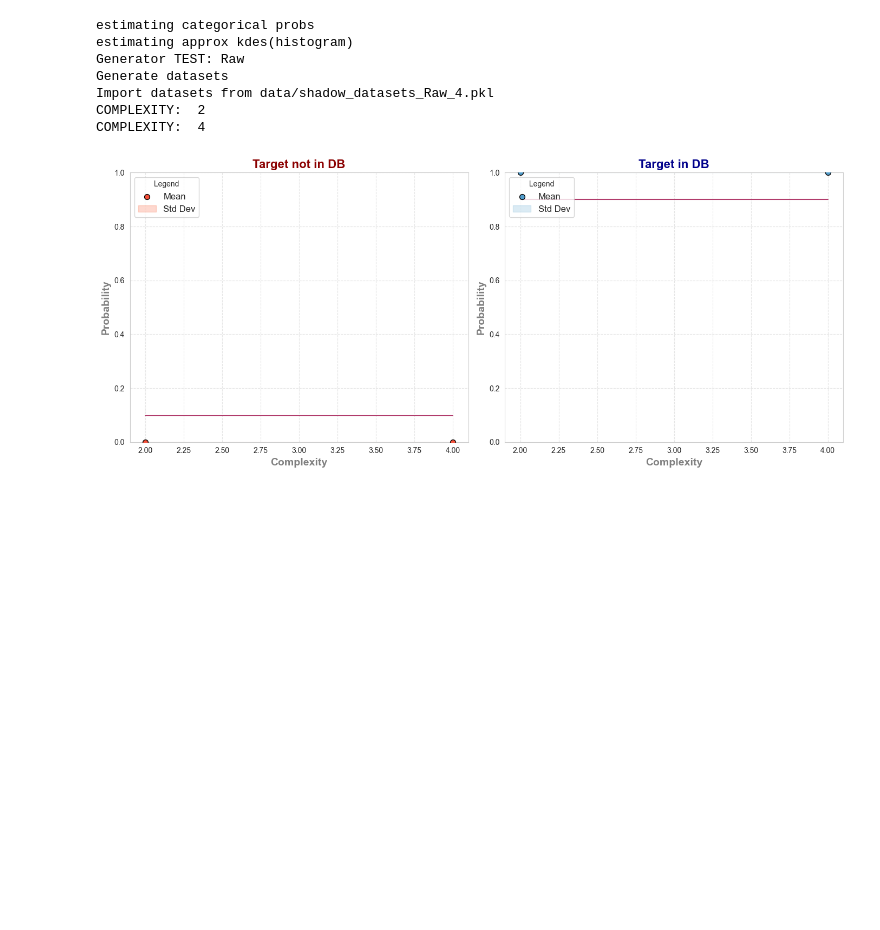
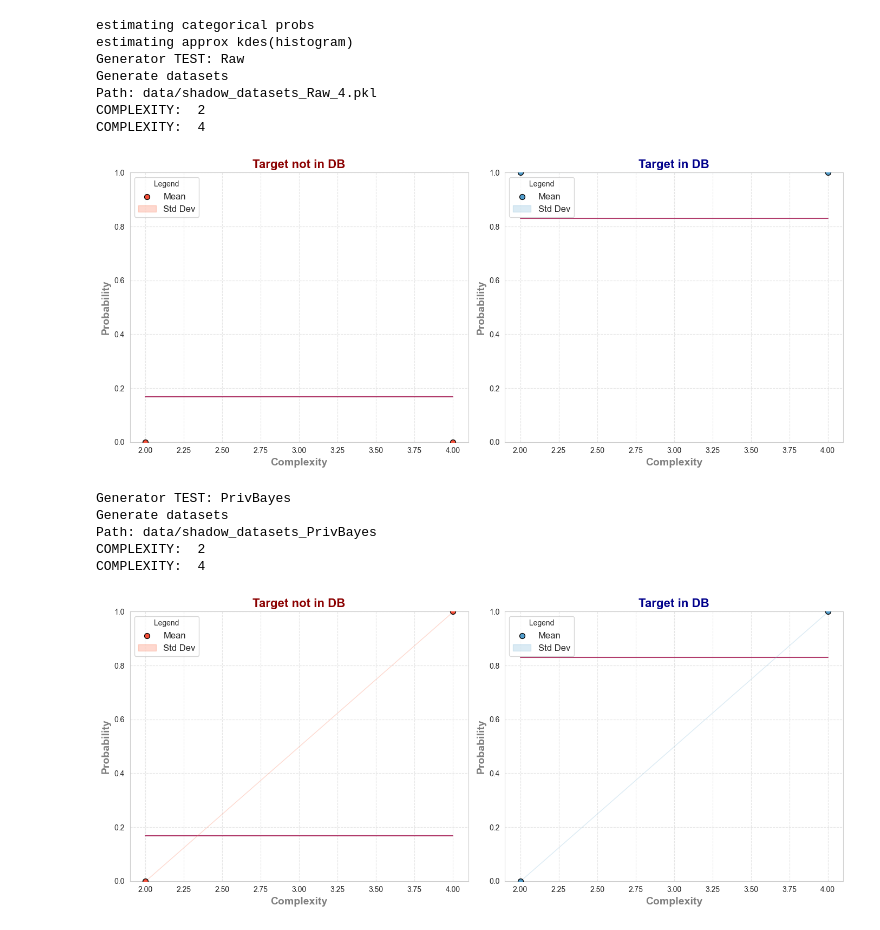
Before and after one commit to ArthGV/Benchmarking-of-Tabular-Synthetic-Data-Generation, a Jupyter notebook: privacy/run_pipeline.ipynb, the cells around one changed output. Cells and saved outputs as stored; diff of their text form; code cells hidden in the pictures; blank space fills up the shorter version.

Commit message:
adjustments for storing generated data

```diff
--- a/privacy/run_pipeline.ipynb
+++ b/privacy/run_pipeline.ipynb
@@ -7,22 +10,30 @@ from utils.benchmark_pipeline import BenchmarkPipeline
 # %%
 data = tapas.datasets.TabularDataset.read("data/dummy")
 target_record = data.get_records([0])
 data.drop_records([0], in_place=True)
 attack = MyAttack(100, features=RandomTargetedQueryFeature(target_record,4,10))
 
-pipeline = BenchmarkPipeline(data, attack, [Raw()], target_record=target_record)
+gen = ReprosynGenerator(DS_PRIVBAYES, label="PrivBayes", epsilon=1.0)
+
+pipeline = BenchmarkPipeline(data, attack, [Raw(),gen], target_record=target_record)
 
 # just add the path to the folder where the generated data will be saved, the name of the file will be generated automatically
-# pipeline.run_generating_data([2,4], 1, 2, generated_data_path="data/")
+pipeline.run([2,4], 1, 2,store_generated_datasets_paths=["data/shadow_datasets_Raw_4.pkl","data/shadow_datasets_PrivBayes"])
 
 # if you want to run the attack without generating data, just set generate=False and add the path to the folder where the generated data will be saved
-pipeline.run_importing_data([2,4], 1, 2, imported_data_path="data/shadow_datasets_Raw_4.pkl")
+# pipeline.run_importing_data([2,4], 1, 2, imported_data_path="data/shadow_datasets_Raw_4.pkl")
 # %% [output]
 estimating categorical probs
 estimating approx kdes(histogram)
 Generator TEST: Raw
 Generate datasets
-Import datasets from data/shadow_datasets_Raw_4.pkl
+Path: data/shadow_datasets_Raw_4.pkl
 COMPLEXITY:  2
 COMPLEXITY:  4
-[figure, old version]
+[figure, new version]
+Generator TEST: PrivBayes
+Generate datasets
+Path: data/shadow_datasets_PrivBayes
+COMPLEXITY:  2
+COMPLEXITY:  4
+[figure, added]
```
Also changed, not shown: parts of 1 cell of this notebook, 1 other file.
